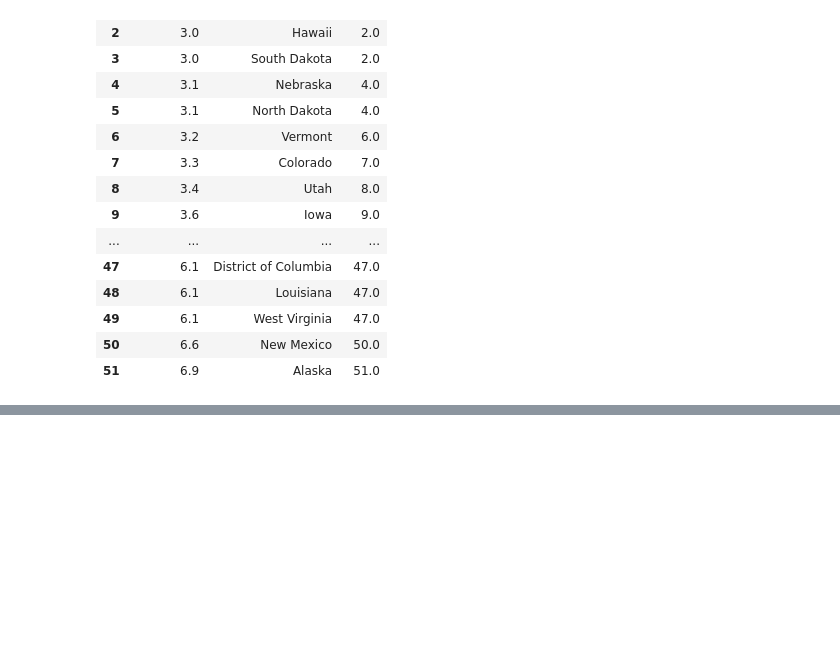
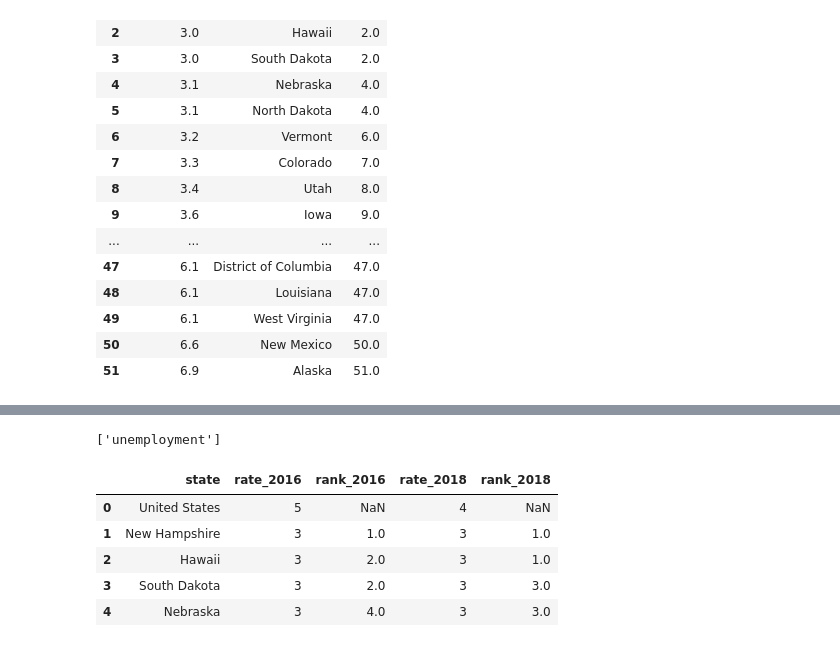
Before and after one commit to megancoggs/ETL-Project, a Jupyter notebook: unemployment/Unemployment_combine.ipynb, the cells around one changed output, grey strips where cells are left out. Saved outputs shown, nothing was run; the diff lists cells and outputs as text; code cells hidden in the pictures; blank space fills up the shorter version.

```diff
--- a/unemployment/Unemployment_combine.ipynb
+++ b/unemployment/Unemployment_combine.ipynb
@@ -99,0 +121,9 @@ unemployment_df.to_csv('unemploymentcombine.csv', index=False, header=True)
+# %%
+#created connection from postgres to jupyter notebook
+rds_connection_string = "postgres:password@localhost:5432/unemployment_db"
+engine = create_engine(f'postgresql://{rds_connection_string}')
+# %%
+#verifying postgres database
+engine.table_names()
+# %% [output]
+['unemployment']
@@ -99,0 +133,10 @@ unemployment_df.to_csv('unemploymentcombine.csv', index=False, header=True)
+# %%
+#verifying if data was sync with postgres
+pd.read_sql_query('select * from unemployment', con=engine).head()
+# %% [output]
+|  | state | rate_2016 | rank_2016 | rate_2018 | rank_2018 |
+| 0 | United States | 5 | NaN | 4 | NaN |
+| 1 | New Hampshire | 3 | 1.0 | 3 | 1.0 |
+| 2 | Hawaii | 3 | 2.0 | 3 | 1.0 |
+| 3 | South Dakota | 3 | 2.0 | 3 | 3.0 |
+| 4 | Nebraska | 3 | 4.0 | 3 | 3.0 |
```
Also changed, not shown: parts of 9 cells of this notebook.
